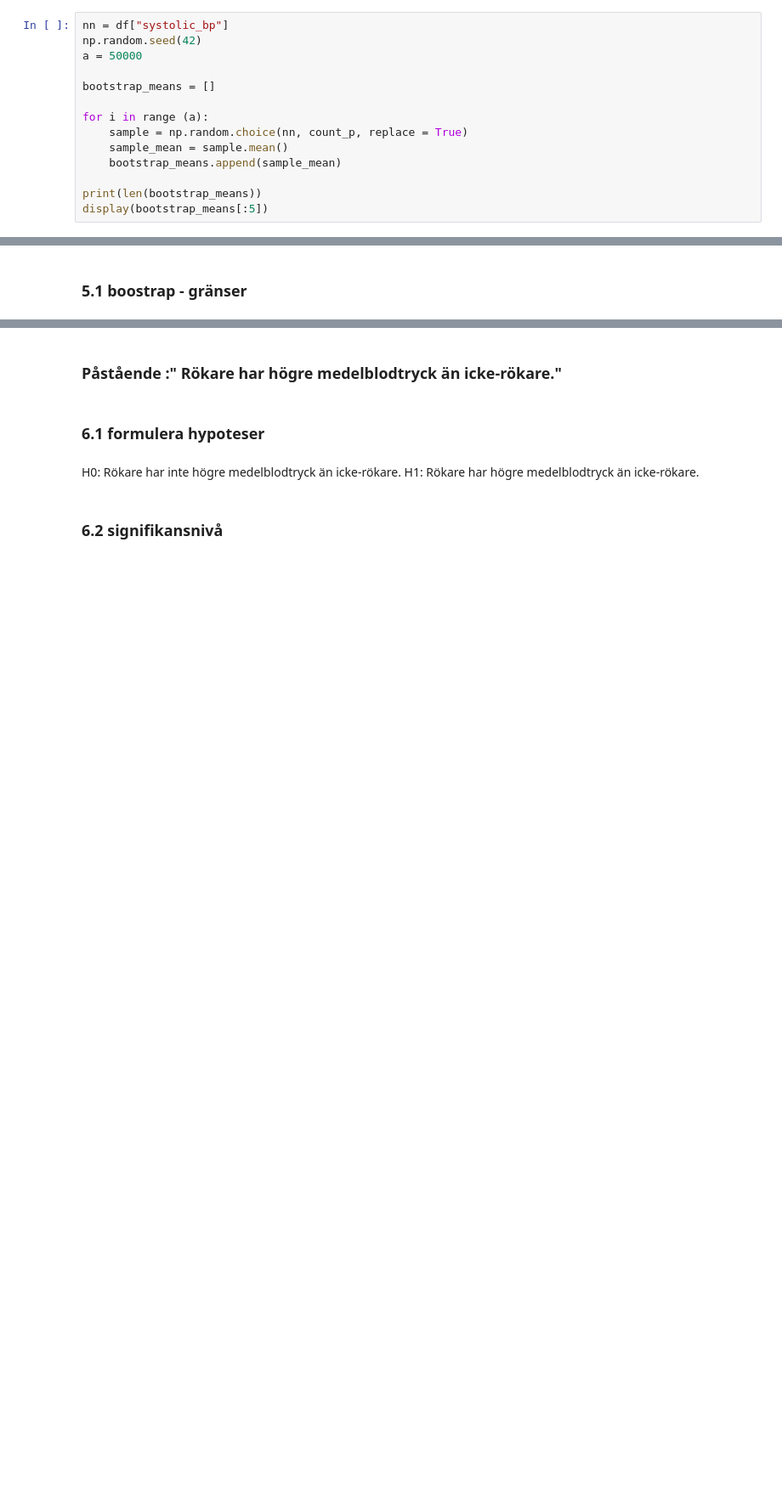
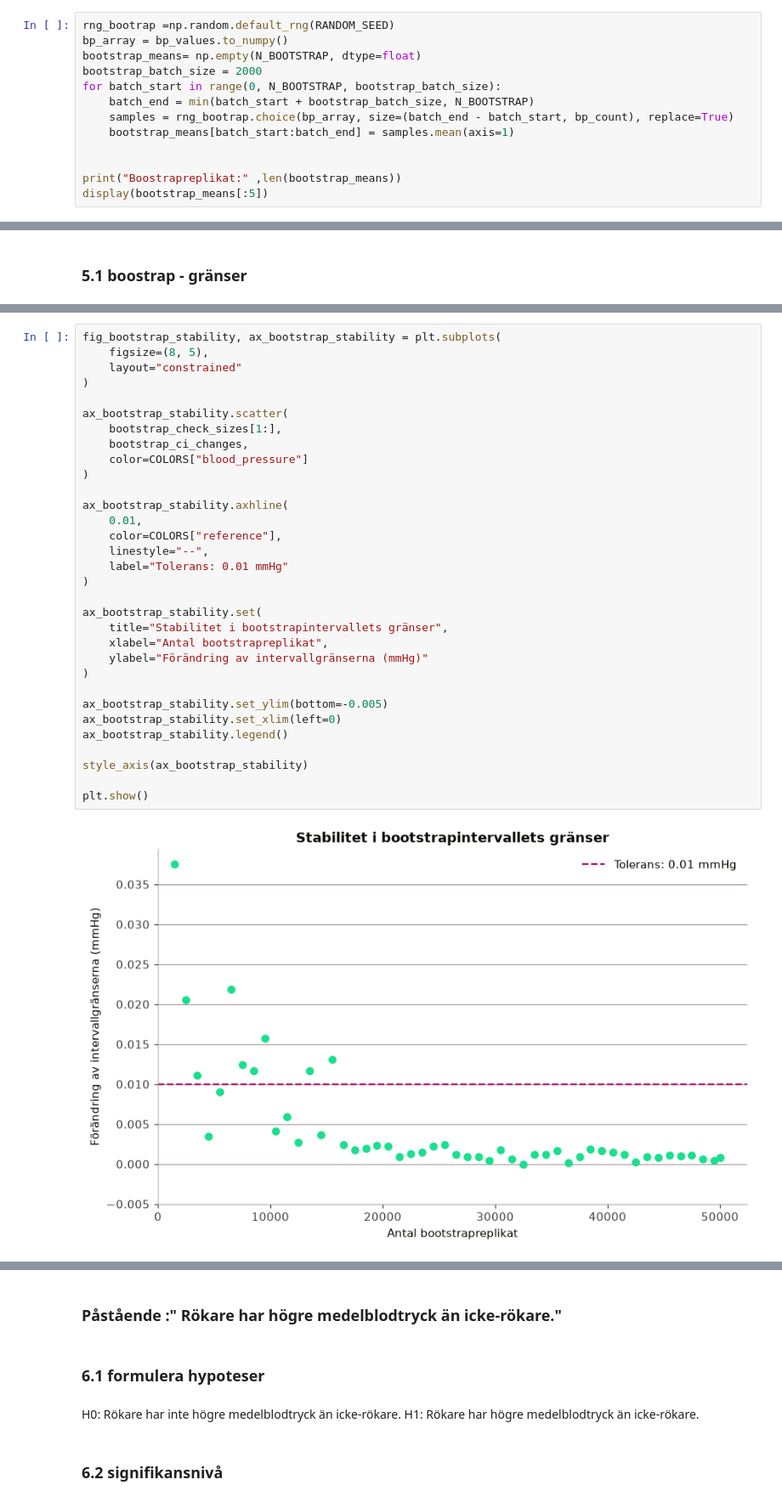
Before and after one commit to Yttak82/health_analysis, a Jupyter notebook: notebooks/analysis.ipynb, the cells around one changed output, grey strips where cells are left out. Shown at 85% size. Drawn from its saved outputs; the diff is of its cells as text; blank space fills up the shorter version.

```diff
--- a/notebooks/analysis.ipynb
+++ b/notebooks/analysis.ipynb
@@ -393,15 +393,14 @@ Felmarginal: 0.8865 mmHg
 # %%
-nn = df["systolic_bp"]
-np.random.seed(42)
-a = 50000
+rng_bootrap =np.random.default_rng(RANDOM_SEED)
+bp_array = bp_values.to_numpy()
+bootstrap_means= np.empty(N_BOOTSTRAP, dtype=float)
+bootstrap_batch_size = 2000
+for batch_start in range(0, N_BOOTSTRAP, bootstrap_batch_size):
+    batch_end = min(batch_start + bootstrap_batch_size, N_BOOTSTRAP)
+    samples = rng_bootrap.choice(bp_array, size=(batch_end - batch_start, bp_count), replace=True)
+    bootstrap_means[batch_start:batch_end] = samples.mean(axis=1)
 
-bootstrap_means = []
 
-for i in range (a):
-    sample = np.random.choice(nn, count_p, replace = True)
-    sample_mean = sample.mean()
-    bootstrap_means.append(sample_mean)
-
-print(len(bootstrap_means))
+print("Boostrapreplikat:" ,len(bootstrap_means))
 display(bootstrap_means[:5])
 # %% [output]
@@ -492,0 +438,34 @@ plt.show()
+# %%
+fig_bootstrap_stability, ax_bootstrap_stability = plt.subplots(
+    figsize=(8, 5),
+    layout="constrained"
+)
+
+ax_bootstrap_stability.scatter(
+    bootstrap_check_sizes[1:],
+    bootstrap_ci_changes,
+    color=COLORS["blood_pressure"]
+)
+
+ax_bootstrap_stability.axhline(
+    0.01,
+    color=COLORS["reference"],
+    linestyle="--",
+    label="Tolerans: 0.01 mmHg"
+)
+
+ax_bootstrap_stability.set(
+    title="Stabilitet i bootstrapintervallets gränser",
+    xlabel="Antal bootstrapreplikat",
+    ylabel="Förändring av intervallgränserna (mmHg)"
+)
+
+ax_bootstrap_stability.set_ylim(bottom=-0.005)
+ax_bootstrap_stability.set_xlim(left=0)
+ax_bootstrap_stability.legend()
+
+style_axis(ax_bootstrap_stability)
+
+plt.show()
+# %% [output]
+[figure, added]
```
Also changed, not shown: parts of 26 cells of this notebook.
